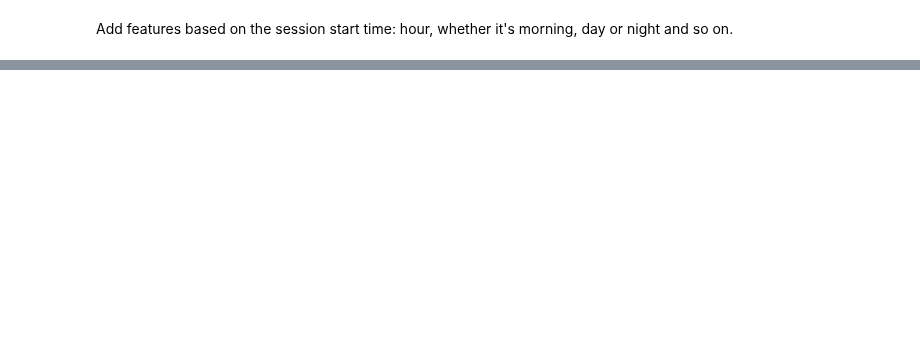
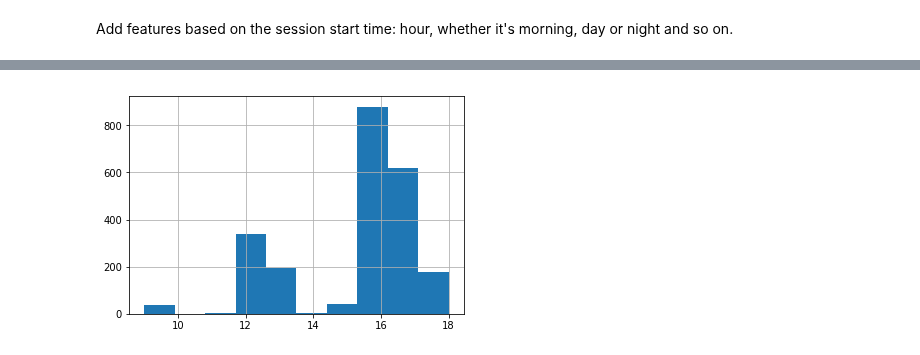
Before and after one commit to kcostya/mlcourse_open, a Jupyter notebook: jupyter_russian/homeworks/hw6_session3_part1_alice_beat_baseline.ipynb, the cells around one changed output, grey strips where cells are left out. Cells and saved outputs as stored; diff of their text form; code cells hidden in the pictures; blank space fills up the shorter version.

```diff
--- a/jupyter_russian/homeworks/hw6_session3_part1_alice_beat_baseline.ipynb
+++ b/jupyter_russian/homeworks/hw6_session3_part1_alice_beat_baseline.ipynb
@@ -173,0 +183,12 @@ def write_to_submission_file(predicted_labels, out_file,
+# %%
+new_feat_train = pd.DataFrame(index=train_df.index)
+new_feat_test = pd.DataFrame(index=test_df.index)
+
+new_feat_train['year_month'] = train_df['time1'].apply(lambda ts: ts.year * 100 + ts.month)
+new_feat_test['year_month'] = test_df['time1'].apply(lambda ts: ts.year * 100 + ts.month)
+# %%
+scaler = StandardScaler()
+scaler.fit(new_feat_train['year_month'].values.reshape(-1,1))
+
+new_feat_train['year_month_scaled'] = scaler.transform(new_feat_train['year_month'].values.reshape(-1,1))
+new_feat_test['year_month_scaled'] = scaler.transform(new_feat_test['year_month'].values.reshape(-1,1))
@@ -173,0 +205,14 @@ def write_to_submission_file(predicted_labels, out_file,
+# %%
+# Создаем признак start_hour:
+new_feat_train['start_hour'] = train_df['time1'].apply(lambda ts: ts.hour)
+new_feat_test['start_hour'] = test_df['time1'].apply(lambda ts: ts.hour)
+# %%
+scaler = StandardScaler()
+scaler.fit(new_feat_train['start_hour'].values.reshape(-1,1))
+
+new_feat_train['start_hour_scaled'] = scaler.transform(new_feat_train['start_hour'].values.reshape(-1,1))
+new_feat_test['start_hour_scaled'] = scaler.transform(new_feat_test['start_hour'].values.reshape(-1,1))
+# %%
+new_feat_train['start_hour'][y_train==1].hist();
+# %% [output]
+[figure, added]
```
Also changed, not shown: parts of 46 cells of this notebook, 12 other files.
